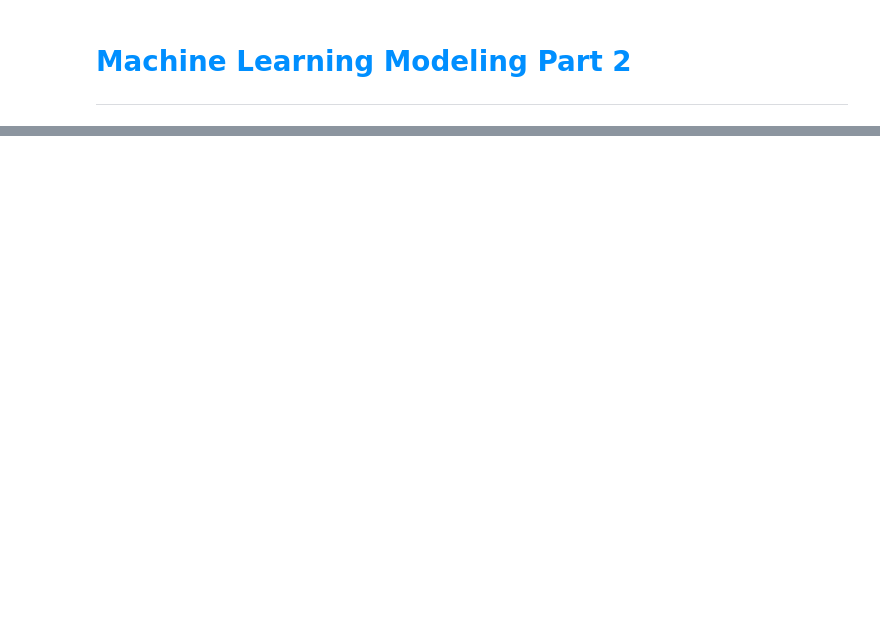
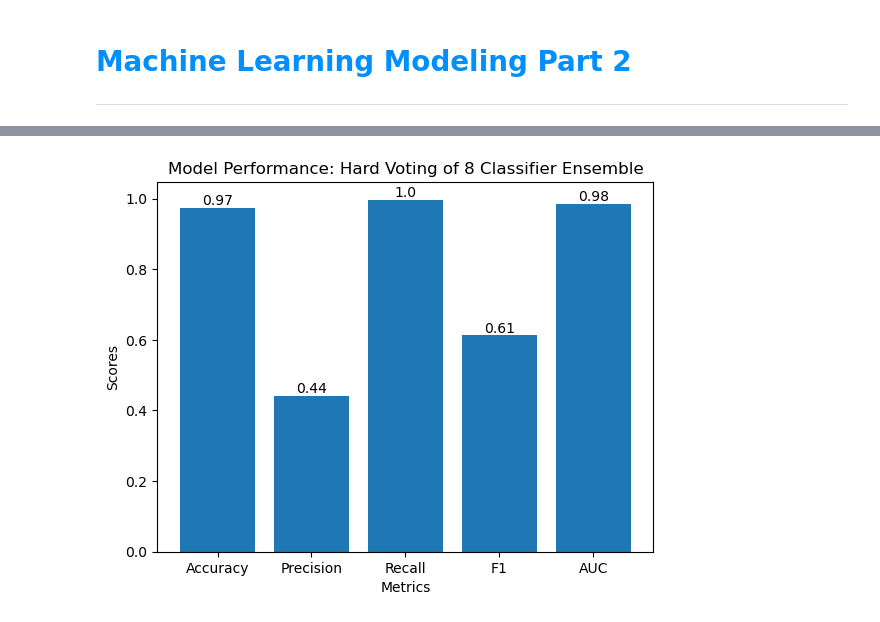
Before and after one commit to JustinBui/CPSC483-URL-Classifier, a Jupyter notebook: 3 - ML Modeling Part 2.ipynb, the cells around one changed output, grey strips where cells are left out. Saved outputs shown, nothing was run; the diff lists cells and outputs as text; code cells hidden in the pictures; blank space fills up the shorter version.

```diff
--- a/3 - ML Modeling Part 2.ipynb
+++ b/3 - ML Modeling Part 2.ipynb
@@ -39,0 +408,26 @@ random.seed(42)
+# %%
+# Example data
+metrics = ['Accuracy', 'Precision', 'Recall', 'F1', 'AUC']
+scores = [accuracy_score(y_true=y_test,y_pred=final_predictions),
+          precision_score(y_true=y_test,y_pred=final_predictions),
+          recall_score(y_true=y_test,y_pred=final_predictions),
+          f1_score(y_true=y_test,y_pred=final_predictions),
+          roc_auc_score(y_true=y_test,y_score=final_predictions)]
+
+# Create a bar plot
+fig, ax = plt.subplots()
+ax.bar(metrics, scores)
+
+# Add values above each bar
+for i, v in enumerate(scores):
+    ax.text(i, v, str(round(v, 2)), ha='center', va='bottom')
+
+# Set labels and title
+ax.set_xlabel('Metrics')
+ax.set_ylabel('Scores')
+ax.set_title('Model Performance: Hard Voting of 8 Classifier Ensemble')
+
+# Show the plot
+plt.show()
+# %% [output]
+[figure, added]
```
Also changed, not shown: parts of 25 cells of this notebook, 1 other file.
